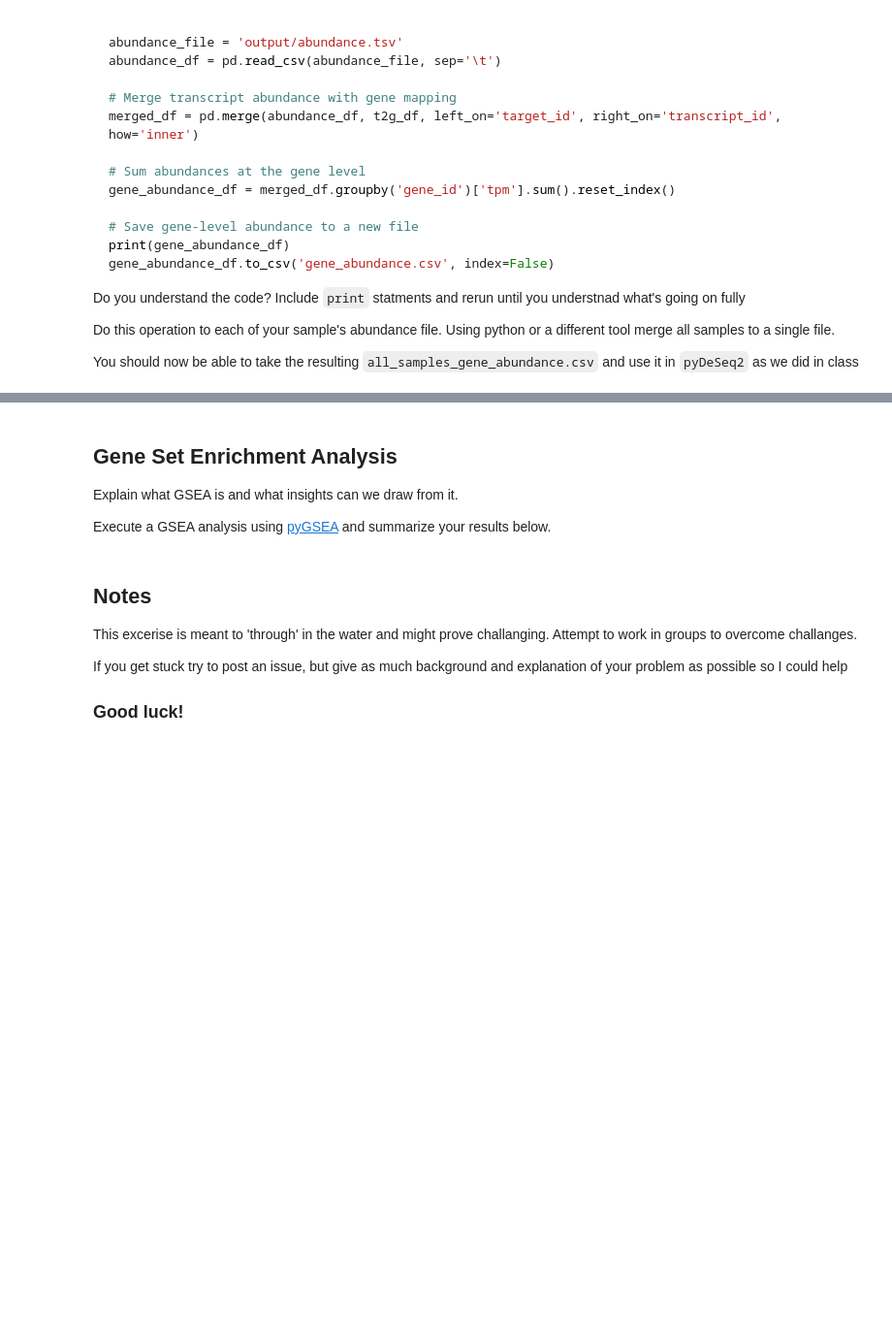
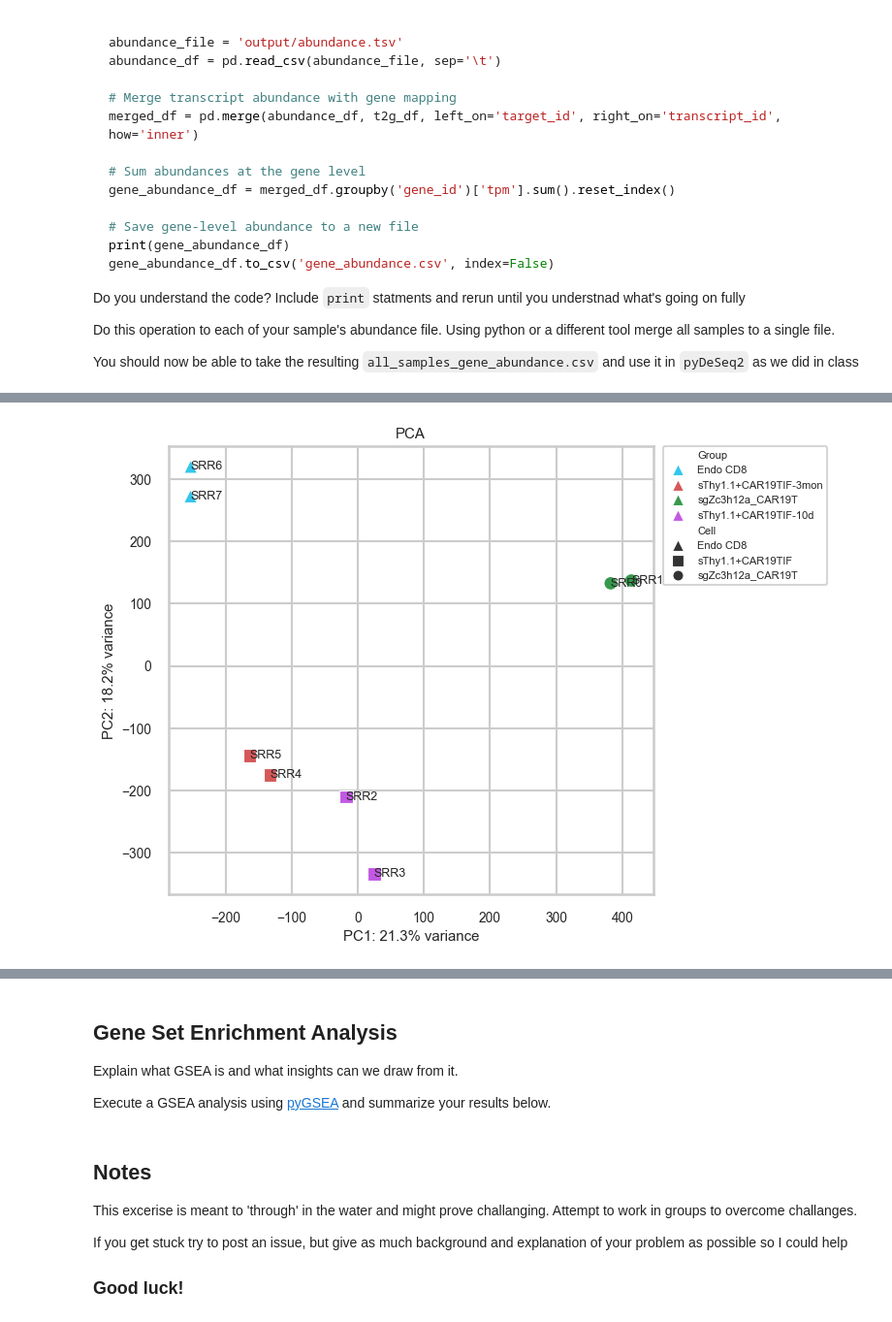
Before and after one commit to ariellearabov/NGS-PROJECT, a Jupyter notebook: template.ipynb, the cells around one changed output, grey strips where cells are left out. Shown at 97% size. Cells and saved outputs as stored; diff of their text form; code cells hidden in the pictures; blank space fills up the shorter version.

```diff
--- a/template.ipynb
+++ b/template.ipynb
@@ -724,0 +897,94 @@ You should now be able to take the resulting `all_samples_gene_abundance.csv` an
+# %%
+from sklearn.decomposition import PCA
+
+pca = PCA(n_components=2)
+pca_scores = pca.fit_transform(t_normalized_counts)
+
+pca_df = pd.DataFrame(
+    pca_scores,
+    columns=["PC1", "PC2"],
+    index=t_normalized_counts.index
+)
+
+pc1_var = pca.explained_variance_ratio_[0] * 100
+pc2_var = pca.explained_variance_ratio_[1] * 100
+
+metadata_dict = {
+    "SRR17133380": {'Cell':'sgZc3h12a_CAR19T', 'time': '10d'},
+    "SRR17133381": {'Cell':'sgZc3h12a_CAR19T', 'time': '10d'},
+    "SRR17133382": {'Cell':'sThy1.1+CAR19TIF', 'time': '10d'},
+    "SRR17133383": {'Cell':'sThy1.1+CAR19TIF', 'time': '10d'},
+    "SRR17133384": {'Cell':'sThy1.1+CAR19TIF', 'time': '3mon'},
+    "SRR17133385": {'Cell':'sThy1.1+CAR19TIF', 'time': '3mon'},
+    "SRR17133386": {'Cell':'Endo CD8', 'time': '3mon'},
+    "SRR17133387": {'Cell':'Endo CD8', 'time': '3mon'}
+}
+
+meta_df = pd.DataFrame.from_dict(metadata_dict, orient='index')
+pca_meta = pca_df.join(meta_df)
+
+def assign_group(row):
+    if row["Cell"] == "sThy1.1+CAR19TIF":
+        return f"sThy1.1+CAR19TIF-{row['time']}"
+    else:
+        return row["Cell"]
+
+pca_meta["Group"] = pca_meta.apply(assign_group, axis=1)
+
+markers_dict = {
+    "sgZc3h12a_CAR19T": "o",
+    "sThy1.1+CAR19TIF": "s",
+    "Endo CD8": "^",
+}
+
+group_palette = {
+    "sgZc3h12a_CAR19T": "#36994b",
+    "Endo CD8": "#34c6eb",
+    "sThy1.1+CAR19TIF-10d": "#c359e3",
+    "sThy1.1+CAR19TIF-3mon": "#d65858",
+}
+
+sns.set_style("whitegrid")
+sns.set_context("talk", font_scale=0.6)
+
+plt.figure(figsize=(8, 6))
+
+sns.scatterplot(
+    data=pca_meta,
+    x="PC1",
+    y="PC2",
+    hue="Group",
+    style="Cell",
+    palette=group_palette,
+    markers=markers_dict,
+    s=100
+)
+
+plt.xlabel(f"PC1: {pc1_var:.1f}% variance")
+plt.ylabel(f"PC2: {pc2_var:.1f}% variance")
+plt.title("PCA")
+
+# Annotate each point with partial sample name
+for sample_name, row in pca_meta.iterrows():
+    plt.text(
+        row["PC1"],
+        row["PC2"],
+        "SRR" + sample_name[-1],
+        fontsize=9,
+        ha="left",
+        va="center"
+    )
+
+plt.legend(
+    bbox_to_anchor=(1.02, 1),
+    loc="upper left",
+    borderaxespad=0,
+    prop={"size": 8},
+    markerscale=0.8,
+    labelspacing=0.5
+)
+
+plt.subplots_adjust(right=0.75)
+plt.show()
+# %% [output]
+[figure, added]
```
Also changed, not shown: parts of 18 cells of this notebook, 1 other file.
